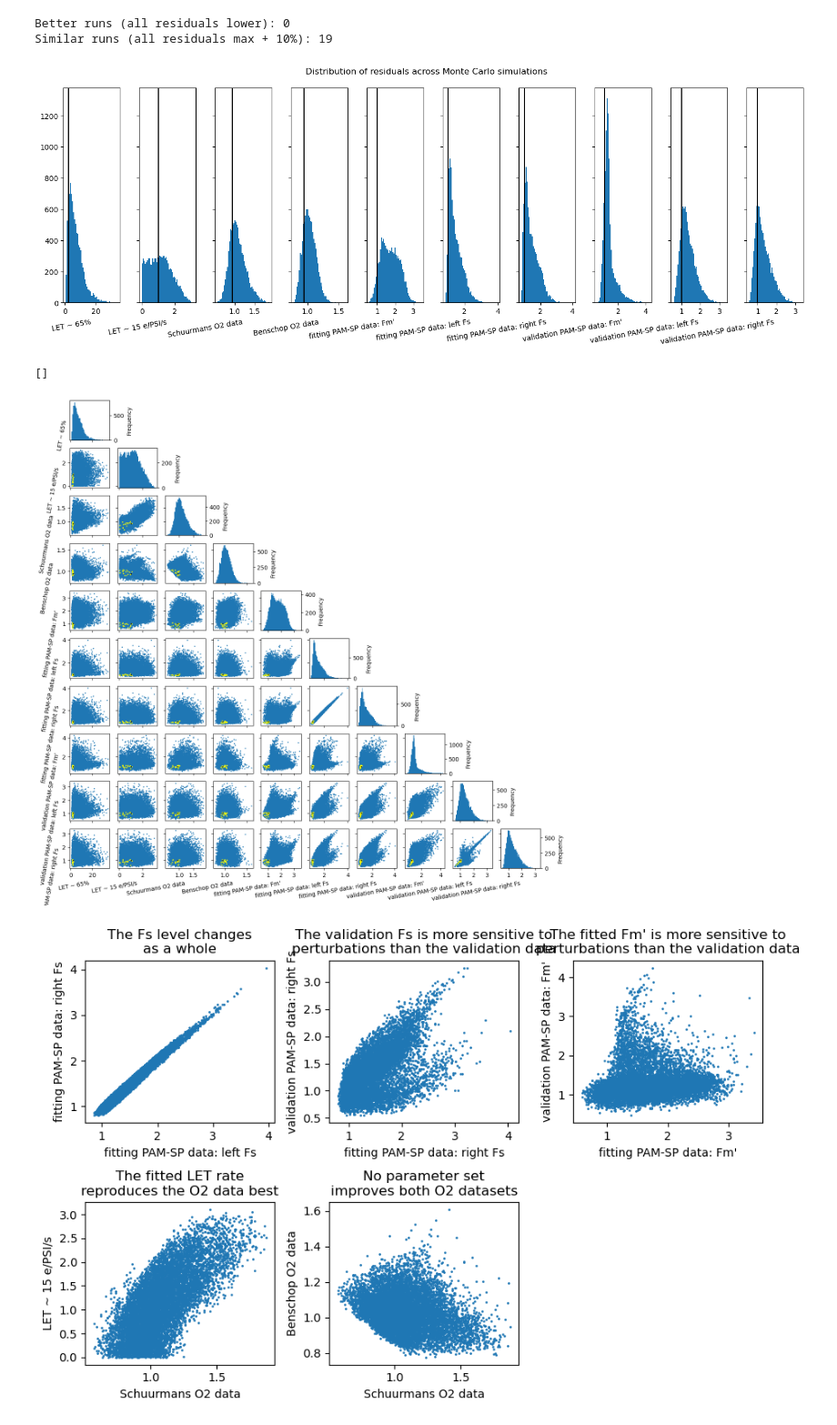
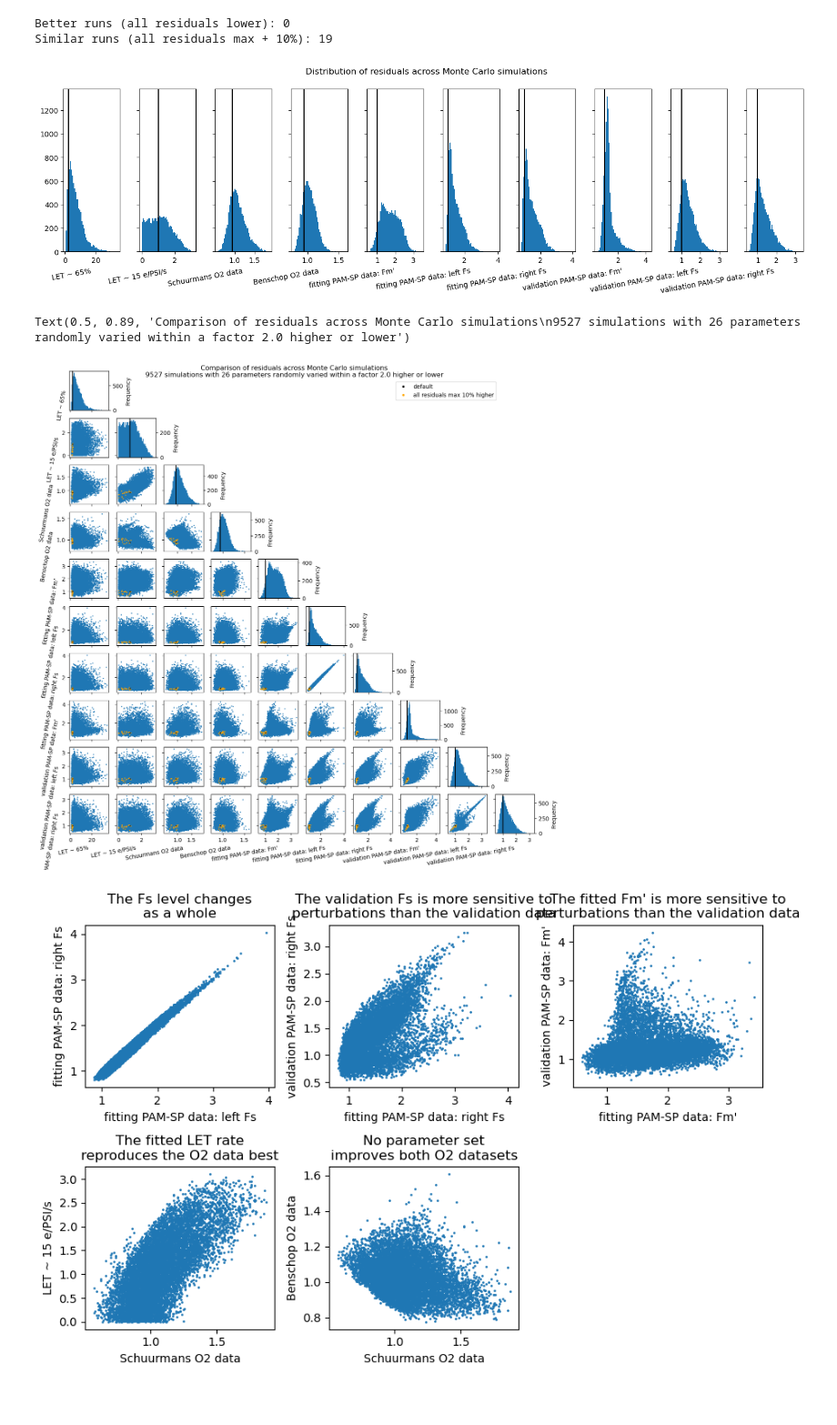
Before and after one commit to pfennigt/synechocystis-photosynthesis-2024-thesisanalysis, a Jupyter notebook: Notebooks/visualise_robustness_analysis.ipynb, the cells around one changed output. Shown at 91% size. Saved outputs shown, nothing was run; the diff lists cells and outputs as text; code cells hidden in the pictures; blank space fills up the shorter version.

Commit message:
visualised newest monte carlo simulation

```diff
--- a/Notebooks/visualise_robustness_analysis.ipynb
+++ b/Notebooks/visualise_robustness_analysis.ipynb
@@ -96,18 +96,18 @@ mcpar_fnorm = mcpar_fnorm / mcpar_fnorm.iloc[0,:]
 # %%
 # Visualise the overall distribution
 
-fig, axes = plt.subplots(1, mcres.shape[1], figsize=(15,5), sharey=True)
+fig, axes = plt.subplots(1, mcres.shape[1], figsize=(15,4), sharey=True)
 fig.suptitle("Distribution of residuals across Monte Carlo simulations")
 
 for i, ((nam, val), ax) in enumerate(zip(mcres.T.iterrows(), axes.flatten())):
     ax.hist(val[mcres_succ], bins=50)
     ax.axvline(mcres.loc[0,nam], c="k")
 
     if i==0:
         fig.tight_layout()
     ax.set_xlabel(residual_names[nam], rotation=10, ha="right")
 # %% [output]
-[figure, old version]
+[figure, new version]
 # %%
 # Plot the pairwise comparison of model objectives
 fig, axes = plt.subplots(
@@ -126,6 +126,10 @@ for i, (nam_i, val_i) in enumerate(mcres.T.iterrows()):
             ax2 = axes[i,j].twinx()
             ax2.hist(val_i[mcres_succ], bins=50)
             ax2.set_ylabel("Frequency")
+
+            # Mark the default
+            ax2.axvline(val_i[0], c="k")
+
 
         # Plot scatter plots of the residuals
         elif i>j:
@@ -157,7 +161,8 @@ for i, (nam_i, val_i) in enumerate(mcres.T.iterrows()):
                 marker="o",
                 markersize=1,
                 linestyle="",
-                c="black"
+                c="black",
+                label="default"
             )
 
         else:
@@ -169,16 +174,22 @@ for i in range(mcres.shape[1]):
     axes[i,0].set_ylabel(residual_names[mcres.columns[i]], rotation=80, va="bottom", ha="right")
     axes[-1,i].set_xlabel(residual_names[mcres.columns[i]], rotation=10, ha="right")
 
-
+# Add a legend
+axes[1,0].legend(
+    bbox_to_anchor=(10.9,2),
+    loc="upper right",
+    markerscale=3,
+    reverse=True
+)
 
 # Remove left axis of first plot
 axes[0,0].set_yticks([])
 
-# fig.suptitle("Distribution of objective functions")
+fig.suptitle(f"Comparison of residuals across Monte Carlo simulations\n{mcres_succ.sum()} successful simulations with {mcpar_flat.shape[1]} parameters randomly varied within a factor {np.round(mcpar_flat.iloc[:,1].max() / mcpar_flat.iloc[:,1].min(),1)/2} higher or lower", y=0.89)
 # fig.tight_layout()
 # %% [output]
-[]
+Text(0.5, 0.89, 'Comparison of residuals across Monte Carlo simulations\n9527 simulations with 26 parameters randomly varied within a factor 2.0 higher or lower')
-[figure, old version]
+[figure, new version]
 # %%
 interesting_pairs = {
     "The Fs level changes\nas a whole": ["PAMSP435_left", "PAMSP435_right"],
```
Also changed, not shown: parts of 15 cells of this notebook, 1 other file.
